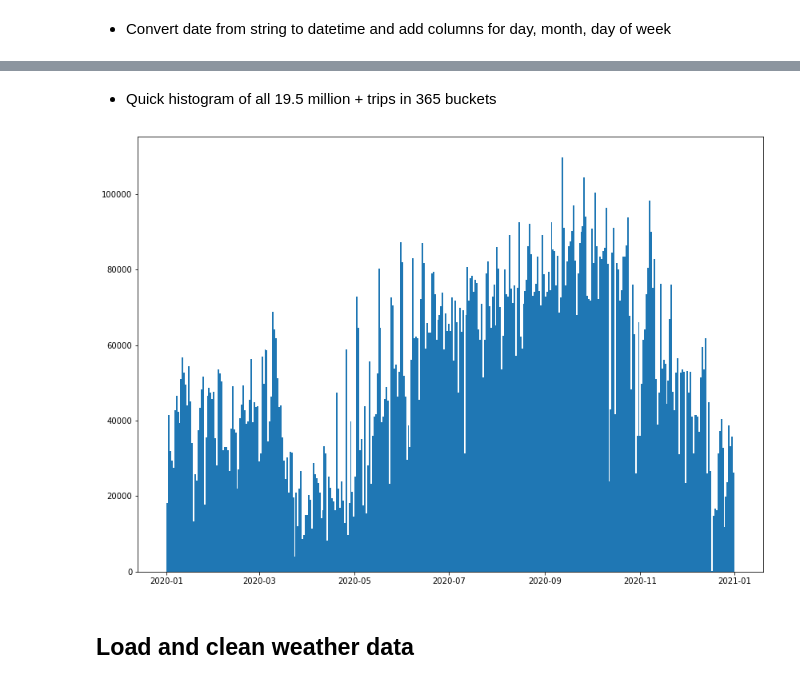
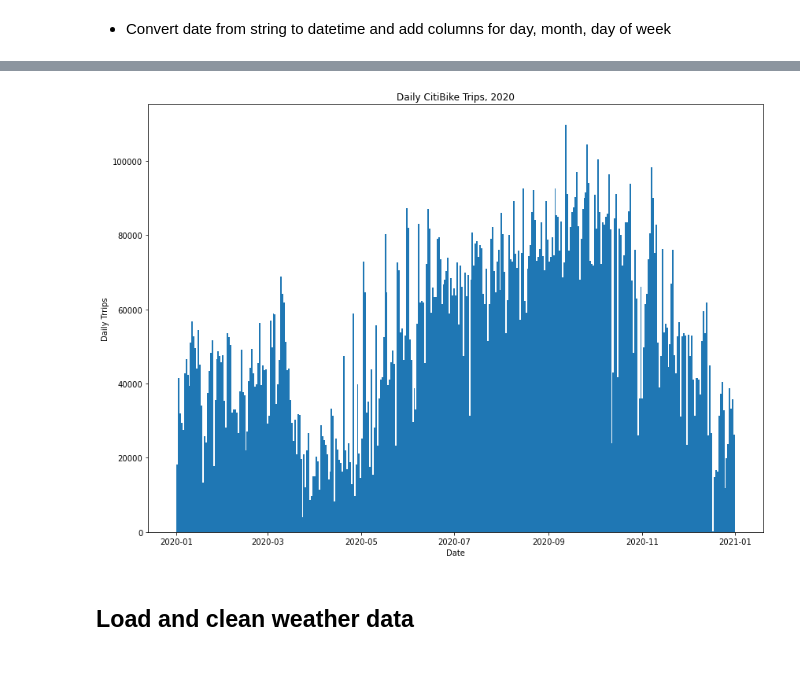
Before and after one commit to leckieje/fair_weather_cyclists, a Jupyter notebook: bike_weather_20.ipynb, the cells around one changed output, grey strips where cells are left out. Drawn from its saved outputs; the diff is of its cells as text; code cells hidden in the pictures.

```diff
--- a/bike_weather_20.ipynb
+++ b/bike_weather_20.ipynb
@@ -80,7 +80,8 @@ memory usage: 2.2+ GB
 bike_trips['starttime'] = pd.to_datetime(bike_trips['starttime'])
 bike_trips['stoptime'] = pd.to_datetime(bike_trips['stoptime'])
 # %%
-bike_trips['day_start'] = bike_trips['starttime'].dt.day
-bike_trips['month_start'] = bike_trips['starttime'].dt.month
-bike_trips['wk_day_start'] = bike_trips['starttime'].dt.dayofweek
+bike_trips['day_month'] = bike_trips['starttime'].dt.day
+bike_trips['month'] = bike_trips['starttime'].dt.month
+bike_trips['day_week'] = bike_trips['starttime'].dt.dayofweek
+bike_trips['hour_day'] = bike_trips['starttime'].dt.hour
 # %%
@@ -95,11 +97,14 @@ bike_trips.head()
-# %% [markdown]
-* Quick histogram of all 19.5 million + trips in 365 buckets
 # %%
+# Quick/dirty histogram of all 19.5 million + trips in 365 buckets
+
 fig, ax = plt.subplots(figsize=(14,10))
 
-ax.hist(bike_trips['starttime'], bins=365);
+ax.hist(bike_trips['starttime'], bins=365)
+ax.set_ylabel('Daily Trrips')
+ax.set_xlabel('Date')
+ax.set_title('Daily CitiBike Trips, 2020');
 # %% [output]
-[figure, old version]
+[figure, new version]
 # %% [markdown]
 ## Load and clean weather data
 # %% [markdown]
```
Also changed, not shown: parts of 15 cells of this notebook.
